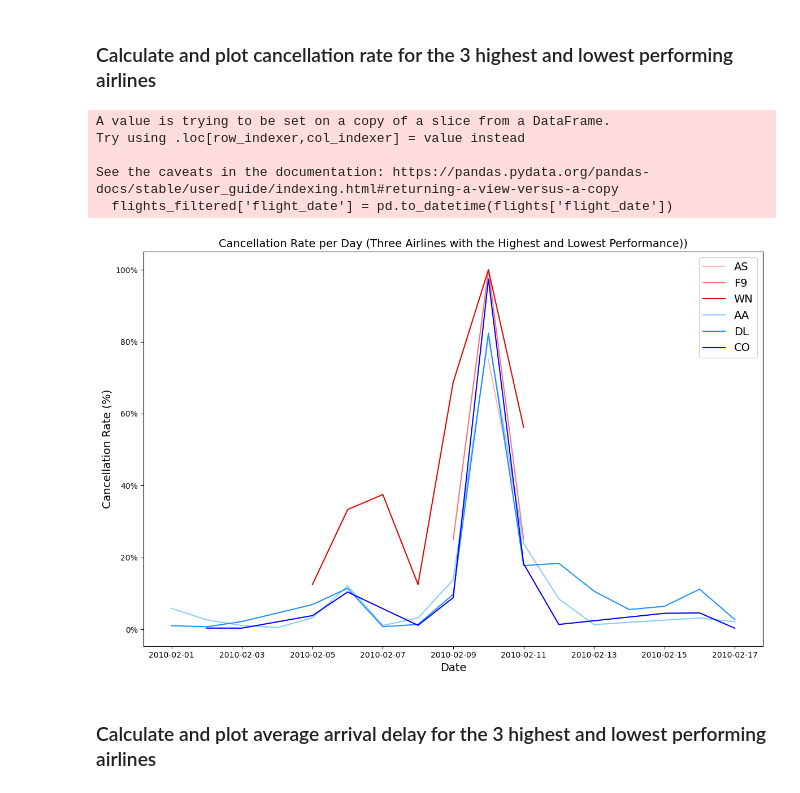
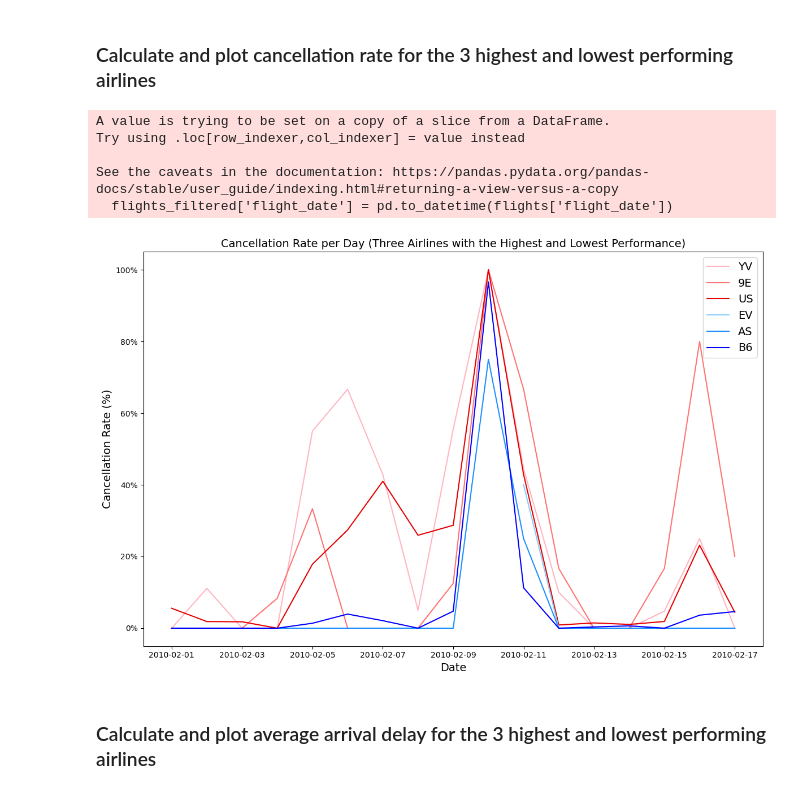
Before and after one commit to susanneferschl/da-sql-api-project-group-2_sf, a Jupyter notebook: trinas_folder/hypo_3 copy.ipynb, the cells around one changed output. Drawn from its saved outputs; the diff is of its cells as text; code cells hidden in the pictures.

```diff
--- a/trinas_folder/hypo_3 copy.ipynb
+++ b/trinas_folder/hypo_3 copy.ipynb
@@ -73,7 +73,7 @@ import matplotlib.pyplot as plt
 flights_filtered['flight_date'] = pd.to_datetime(flights['flight_date'])
 
 # Group by 'flight_date' and 'airline', then count the number of cancelled flights and total flights
-cancelled_flights = flights_filtered[flights_filtered['cancelled'] == 1].groupby(['flight_date', 'airline']).size().reset_index(name='cancelled_count')
+cancelled_flights = flights_filtered.groupby(['flight_date', 'airline'])['cancelled'].sum().reset_index(name='cancelled_count')
 total_flights = flights_filtered.groupby(['flight_date', 'airline']).size().reset_index(name='total_flights')
 
 # Merge cancelled_flights and total_flights DataFrames to calculate cancellation rate
@@ -87,8 +87,8 @@ cancellation_rate_per_day = merged_df.groupby(['flight_date', 'airline'])['cance
 
 # Sort by cancellation rate
 sorted_cancellation_rate = cancellation_rate_per_day.groupby('airline')['cancellation_rate'].mean().reset_index()
-top_3_airlines = sorted_cancellation_rate.sort_values(by='cancellation_rate', ascending=False).head(3)['airline']
-bottom_3_airlines = sorted_cancellation_rate.sort_values(by='cancellation_rate').head(3)['airline']
+top_3_airlines = sorted_cancellation_rate.sort_values(by='cancellation_rate', ascending=False).head(3)['airline'] # three highest cancellation rates
+bottom_3_airlines = sorted_cancellation_rate.sort_values(by='cancellation_rate').head(3)['airline'] # three lowest cancellation rates
 
 # Filter cancellation rate per day DataFrame for top 3 and bottom 3 airlines
 top_3_cancellation_rate = cancellation_rate_per_day[cancellation_rate_per_day['airline'].isin(top_3_airlines)]
@@ -100,35 +100,35 @@ bottom_colors = ['#87CEFA', '#1E90FF', '#0000FF']  # Blue shades
 
 # Plot
 fig, ax = plt.subplots(figsize=(12, 8))
 
 # Plot for top 3 airlines with custom colors
 for i, airline in enumerate(top_3_airlines):
     data = top_3_cancellation_rate[top_3_cancellation_rate['airline'] == airline]
     ax.plot(data['flight_date'], data['cancellation_rate'] * 100, label=airline, color=top_colors[i])
 
 # Plot for bottom 3 airlines with custom colors
 for i, airline in enumerate(bottom_3_airlines):
     data = bottom_3_cancellation_rate[bottom_3_cancellation_rate['airline'] == airline]
     ax.plot(data['flight_date'], data['cancellation_rate'] * 100, label=airline, color=bottom_colors[i])
 
-ax.set_title('Cancellation Rate per Day (Three Airlines with the Highest and Lowest Performance))', fontsize=14)
+ax.set_title('Cancellation Rate per Day (Three Airlines with the Highest and Lowest Performance)', fontsize=14)
 ax.set_xlabel('Date', fontsize=14)
 ax.set_ylabel('Cancellation Rate (%)', fontsize=14)  # Update ylabel to indicate percentage
 ax.legend(fontsize=14)
 
 # Update y-axis ticks to represent percentages
 ax.yaxis.set_major_formatter(plt.FuncFormatter(lambda x, _: '{:.0%}'.format(x / 100)))
 ax.tick_params(axis='both', which='major', labelsize=10)
 
 plt.tight_layout()
 plt.show()
 # %% [output]
 A value is trying to be set on a copy of a slice from a DataFrame.
 Try using .loc[row_indexer,col_indexer] = value instead
 
 See the caveats in the documentation: https://pandas.pydata.org/pandas-docs/stable/user_guide/indexing.html#returning-a-view-versus-a-copy
   flights_filtered['flight_date'] = pd.to_datetime(flights['flight_date'])
-[figure, old version]
+[figure, new version]
 # %% [markdown]
 ### Calculate and plot average arrival delay for the 3 highest and lowest performing airlines
 # %%
```
Also changed, not shown: parts of 2 cells of this notebook.
